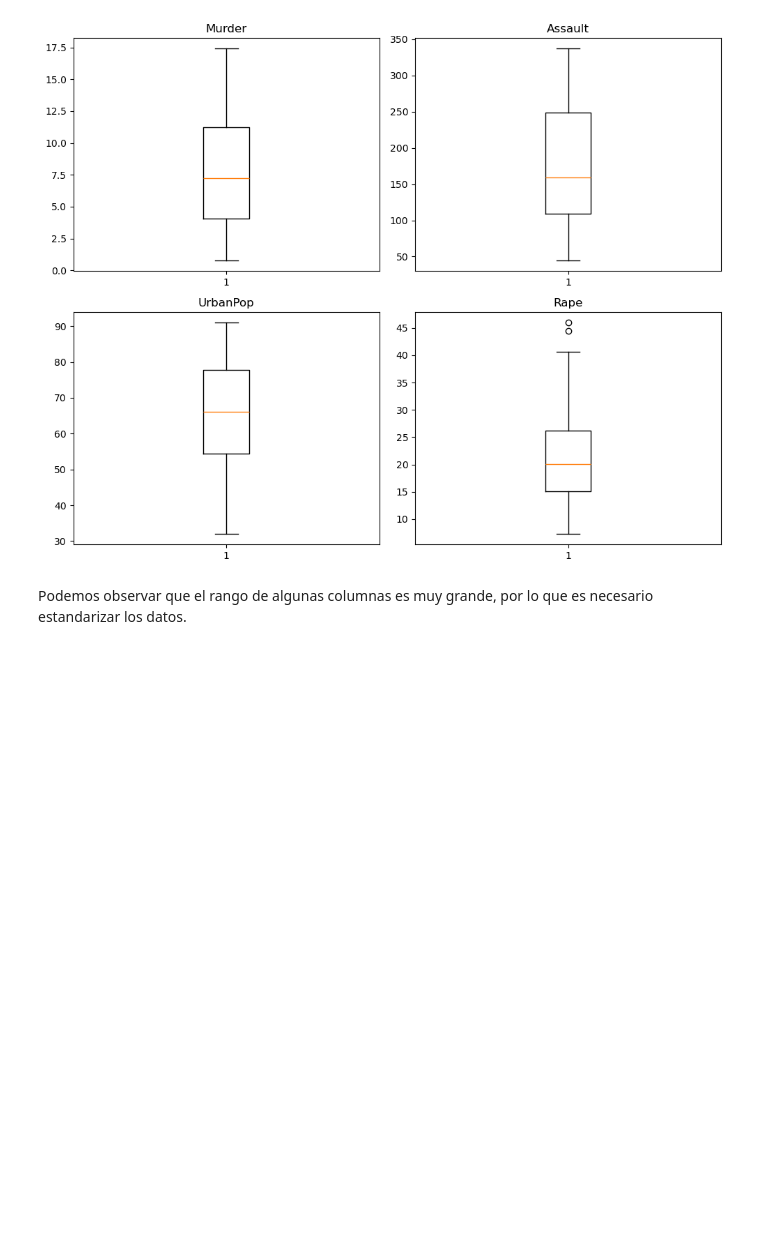
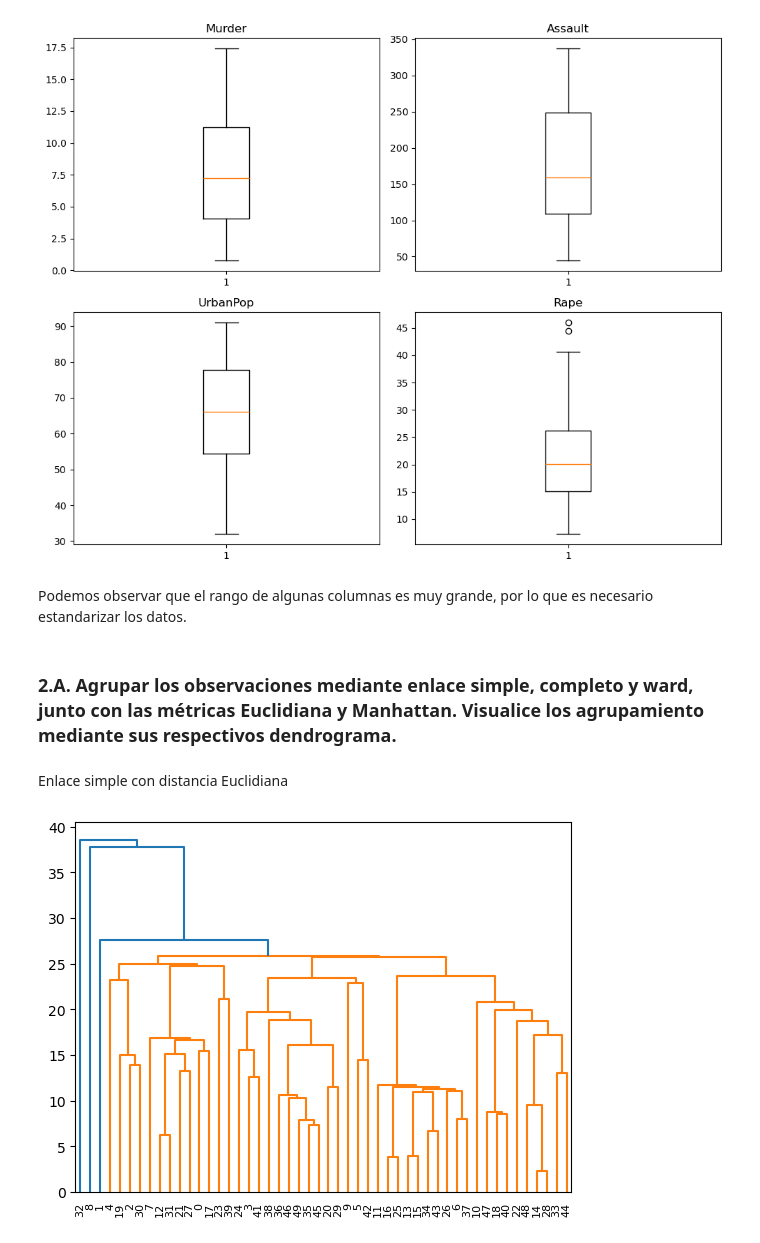
Before and after one commit to mjfura/Laboratorio-ML-Aprendizaje, a Jupyter notebook: aprendizaje-no-supervizado/laboratorio_1.ipynb, the cells around one changed output. Drawn from its saved outputs; the diff is of its cells as text; code cells hidden in the pictures; blank space fills up the shorter version.

Commit message:
feat: add dendograms for simple complete and ward link

```diff
--- a/aprendizaje-no-supervizado/laboratorio_1.ipynb
+++ b/aprendizaje-no-supervizado/laboratorio_1.ipynb
@@ -145,3 +145,16 @@ plt.show()
 [figure]
 # %% [markdown]
 Podemos observar que el rango de algunas columnas es muy grande, por lo que es necesario estandarizar los datos.
+# %% [markdown]
+### 2.A. Agrupar los observaciones mediante enlace simple, completo y ward, junto con las métricas Euclidiana y Manhattan. Visualice los agrupamiento mediante sus respectivos dendrograma.
+# %% [markdown]
+Enlace simple con distancia Euclidiana
+# %%
+from scipy.cluster.hierarchy import linkage, dendrogram
+import matplotlib.pyplot as plt
+# Agrupar mediante enlace simple
+linkage_matrix = linkage(df_usa_arrests, method='single')
+dendrogram(linkage_matrix)
+plt.show()
+# %% [output]
+[figure, added]
```
Also changed, not shown: parts of 10 cells of this notebook.
